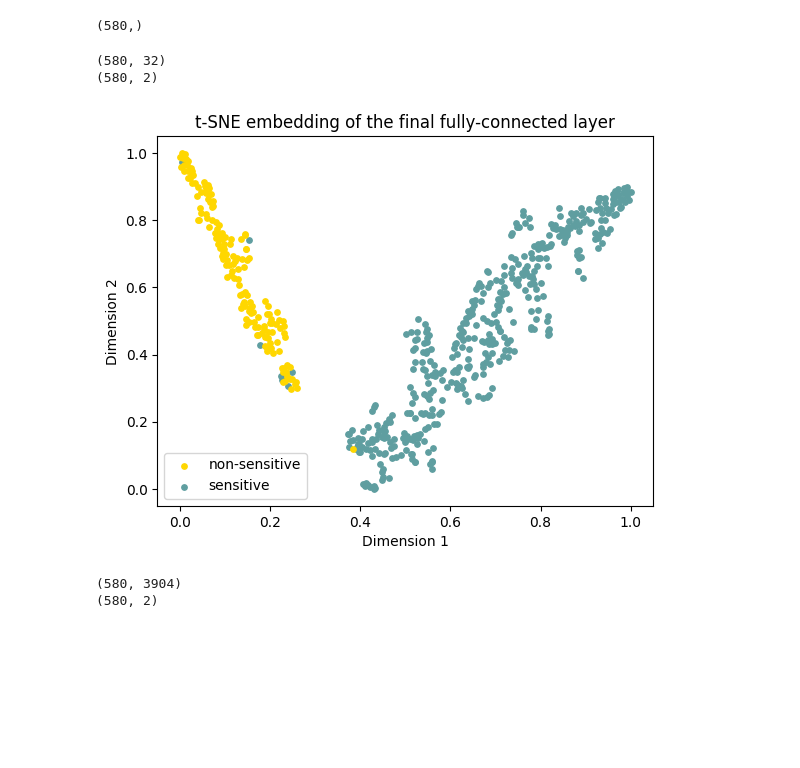
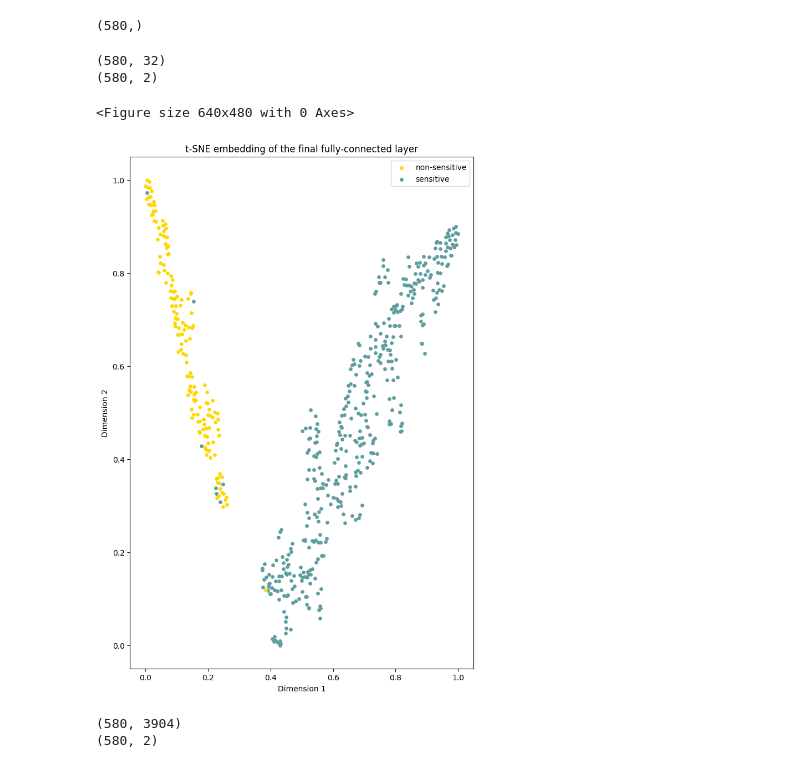
Before and after one commit to Liuzhe30/Emden, a Jupyter notebook: experiment/05-tsne-representation.ipynb, the cells around one changed output. Saved outputs shown, nothing was run; the diff lists cells and outputs as text; code cells hidden in the pictures; blank space fills up the shorter version.

Commit message:
update figure

```diff
--- a/experiment/05-tsne-representation.ipynb
+++ b/experiment/05-tsne-representation.ipynb
@@ -47,35 +47,36 @@ stack = np.sum(output_final, axis=1)
 import warnings
 warnings.filterwarnings('ignore')
 
 fig = plt.figure()
 tsne = TSNE(n_components=2, init='pca', random_state=0)
 print(stack.shape)
 result = tsne.fit_transform(stack)
 print(result.shape)
 #fig = plot_embedding(result, label,'t-SNE embedding of the digits')
 x_min, x_max = np.min(result, 0), np.max(result, 0)
 result = (result - x_min) / (x_max - x_min)
 
 color = ["#FFD700","#5F9EA0"]
 #color = ["#B0E0E6","#EE6363"]
 
-ax = plt.subplot(111)
+ax = plt.subplots(figsize=(8,12))
 for i in range(result.shape[0]):
     if(label[i] == 1):
         s2 = plt.scatter(result[i, 0], result[i, 1],s=15,color=color[label[i]])
 for i in range(result.shape[0]):
     if(label[i] == 0):
         s1 = plt.scatter(result[i, 0], result[i, 1],s=15,color=color[label[i]])
 plt.xlabel('Dimension 1')
 plt.ylabel('Dimension 2')
 plt.title('t-SNE embedding of the final fully-connected layer')
 plt.legend((s1,s2),('non-sensitive','sensitive') ,loc = 'best')
 plt.savefig('images/tsne-final-fc.png',dpi=300)
 plt.show()
 # %% [output]
 (580, 32)
 (580, 2)
+<Figure size 640x480 with 0 Axes>
-[figure, old version]
+[figure, new version]
 # %%
 stack = np.sum(input_fc, axis=1)
 
```
